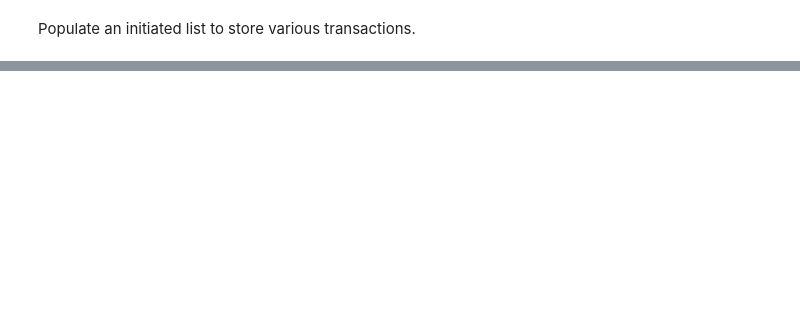
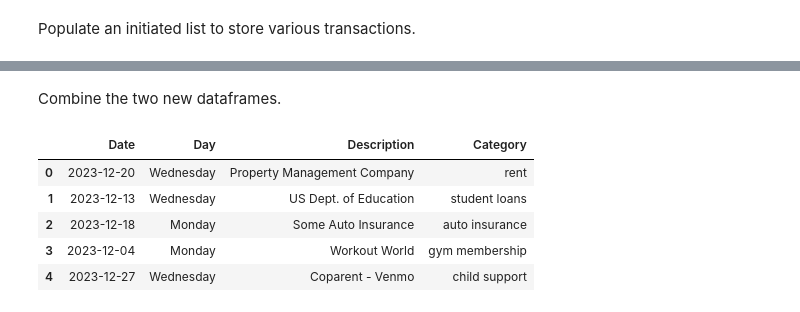
Before and after one commit to bravo-joe/personal-finance-project, a Jupyter notebook: notebooks/prototyping_notebook.ipynb, the cells around one changed output, grey strips where cells are left out. Drawn from its saved outputs; the diff is of its cells as text; code cells hidden in the pictures; blank space fills up the shorter version.

```diff
--- a/notebooks/prototyping_notebook.ipynb
+++ b/notebooks/prototyping_notebook.ipynb
@@ -846,0 +849,5 @@ df2
+# %%
+necessities_df = pd.DataFrame.from_dict(
+    necessities
+)
+necessities_df
@@ -846,0 +861,3 @@ df2
+# %%
+num_of_records = len(necessities_df)
+print(num_of_records)
@@ -846,0 +868,32 @@ df2
+# %%
+def date_day_df(
+        start_date,
+        end_date,
+        num_data_pts):
+    """
+    Takes a date range and number of records to create a dataframe of arbitrary size for synthetic data.
+
+    Args:
+        start_date (str): Beginning of date interval in YYYY-MM-DD format.
+
+        end_date (str): End of date interval in YYYY-MM-DD format.
+
+        num_data_pts (int): Number of records for the dataframe.
+
+    Returns:
+        dataframe
+    """
+    date_list = [] # Initiate an empty date list
+    day_list = [] # List of days
+    for x in range(num_data_pts):
+        y = random_date(start_date, end_date)
+        date_list.append(y.strftime("%Y-%m-%d"))
+        day_list.append(y.strftime("%A"))
+
+    s1 = pd.Series(date_list, name='Date')
+    s2 = pd.Series(day_list, name='Day')
+
+    return pd.concat([s1, s2], axis=1)
+# %%
+x = date_day_df(start_date, end_date, num_of_records)
+x
@@ -846,0 +907,12 @@ df2
+# %% [markdown]
+Combine the two new dataframes.
+# %%
+necessities_df = pd.concat([x, necessities_df], axis = 1)
+necessities_df
+# %% [output]
+|  | Date | Day | Description | Category |
+| 0 | 2023-12-20 | Wednesday | Property Management Company | rent |
+| 1 | 2023-12-13 | Wednesday | US Dept. of Education | student loans |
+| 2 | 2023-12-18 | Monday | Some Auto Insurance | auto insurance |
+| 3 | 2023-12-04 | Monday | Workout World | gym membership |
+| 4 | 2023-12-27 | Wednesday | Coparent - Venmo | child support |
```
Also changed, not shown: parts of 57 cells of this notebook.
